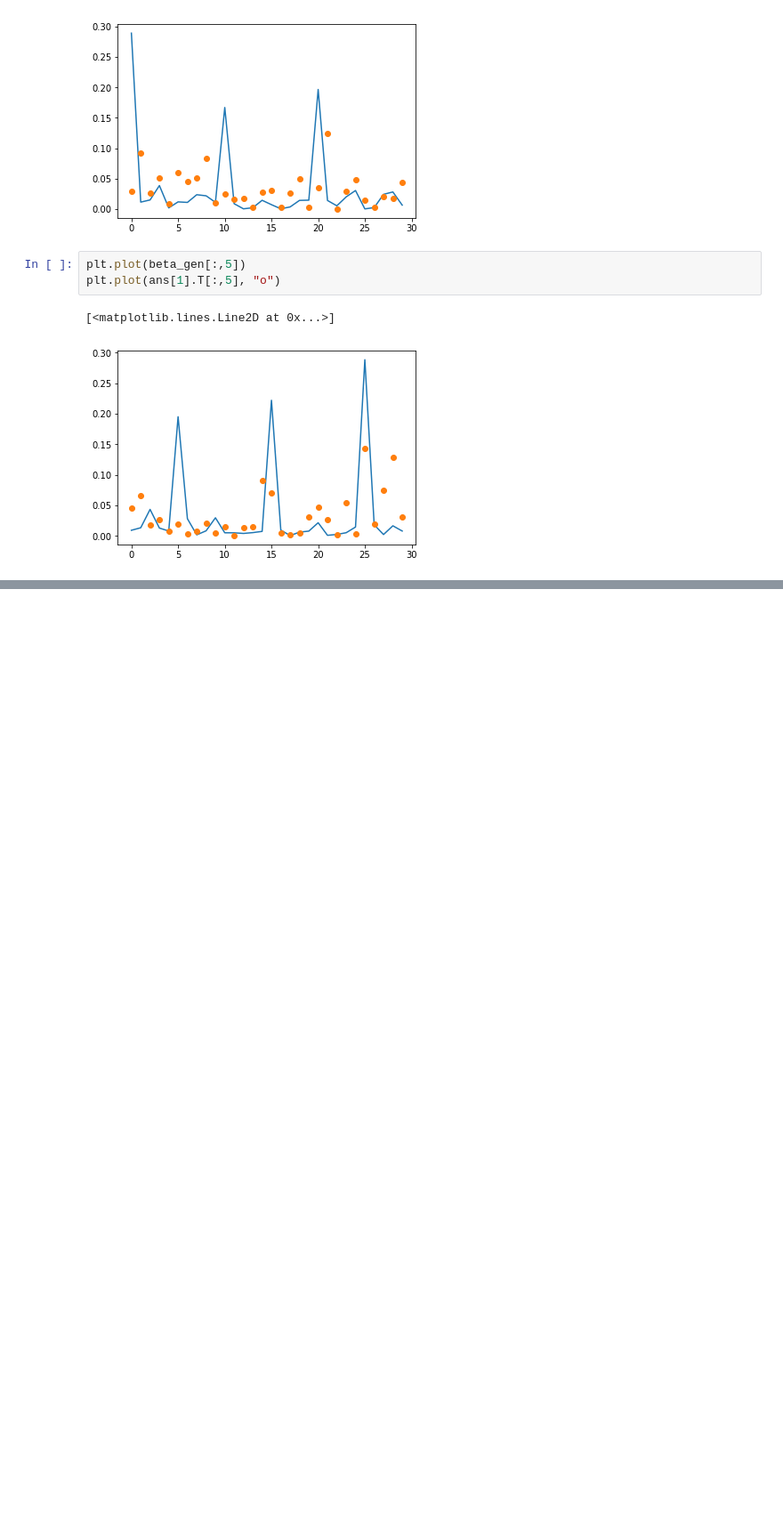
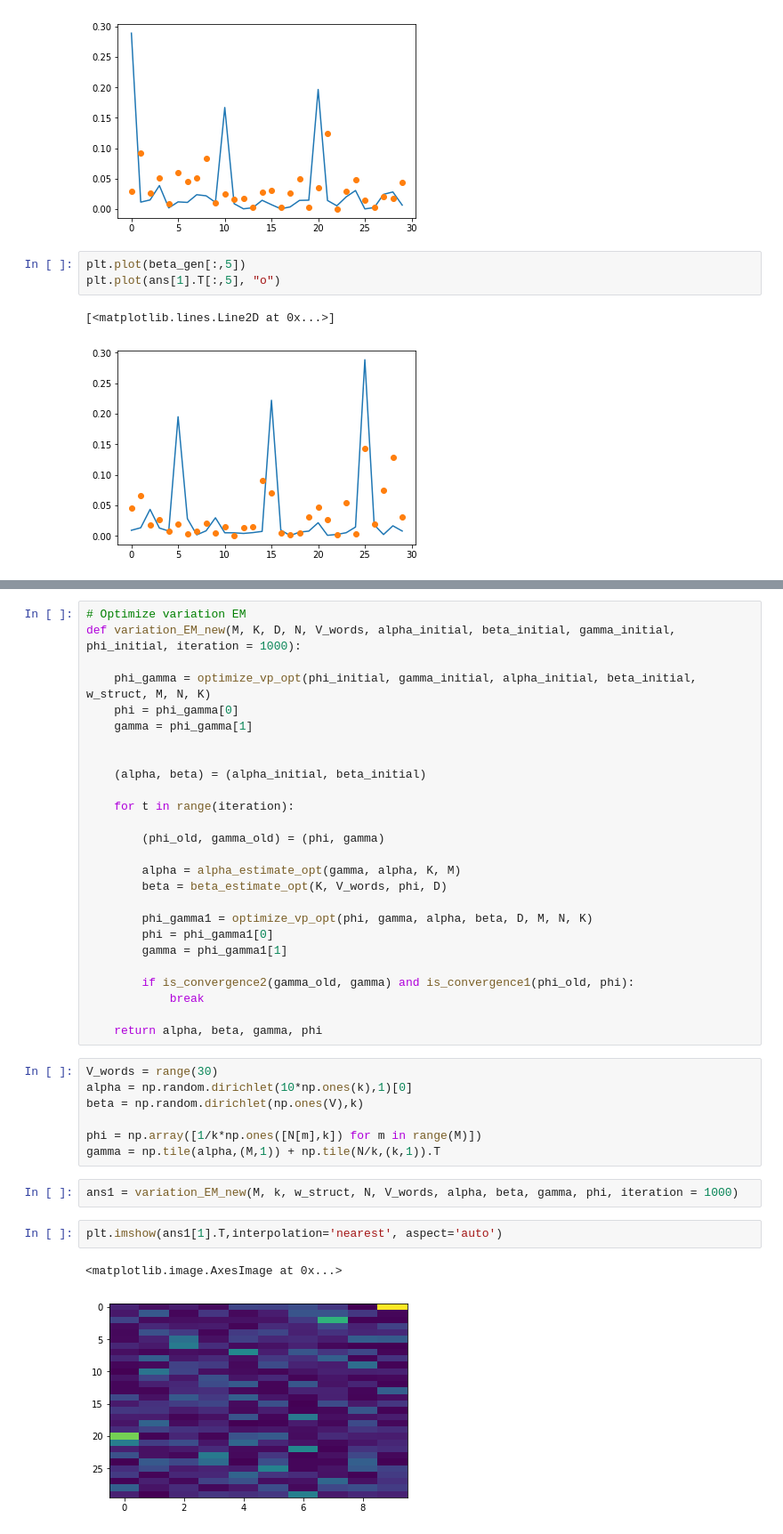
Before and after one commit to yangbaovera/663-Final-Project, a Jupyter notebook: Example.ipynb, the cells around one changed output, grey strips where cells are left out. Shown: that part at 89% size. Saved outputs shown, nothing was run; the diff lists cells and outputs as text; blank space fills up the shorter version.

```diff
--- a/Example.ipynb
+++ b/Example.ipynb
@@ -251,0 +393,40 @@ plt.plot(ans[1].T[:,9], "o")
+# %%
+# Optimize variation EM
+def variation_EM_new(M, K, D, N, V_words, alpha_initial, beta_initial, gamma_initial, phi_initial, iteration = 1000):
+
+    phi_gamma = optimize_vp_opt(phi_initial, gamma_initial, alpha_initial, beta_initial, w_struct, M, N, K)
+    phi = phi_gamma[0]
+    gamma = phi_gamma[1]
+
+
+    (alpha, beta) = (alpha_initial, beta_initial)
+
+    for t in range(iteration):
+
+        (phi_old, gamma_old) = (phi, gamma)
+
+        alpha = alpha_estimate_opt(gamma, alpha, K, M)
+        beta = beta_estimate_opt(K, V_words, phi, D)
+
+        phi_gamma1 = optimize_vp_opt(phi, gamma, alpha, beta, D, M, N, K)
+        phi = phi_gamma1[0]
+        gamma = phi_gamma1[1]
+
+        if is_convergence2(gamma_old, gamma) and is_convergence1(phi_old, phi):
+            break
+
+    return alpha, beta, gamma, phi
+# %%
+V_words = range(30)
+alpha = np.random.dirichlet(10*np.ones(k),1)[0]
+beta = np.random.dirichlet(np.ones(V),k)
+
+phi = np.array([1/k*np.ones([N[m],k]) for m in range(M)])
+gamma = np.tile(alpha,(M,1)) + np.tile(N/k,(k,1)).T
+# %%
+ans1 = variation_EM_new(M, k, w_struct, N, V_words, alpha, beta, gamma, phi, iteration = 1000)
+# %%
+plt.imshow(ans1[1].T,interpolation='nearest', aspect='auto')
+# %% [output]
+<matplotlib.image.AxesImage at 0x...>
+[figure, added]
```
Also changed, not shown: parts of 15 cells of this notebook.
